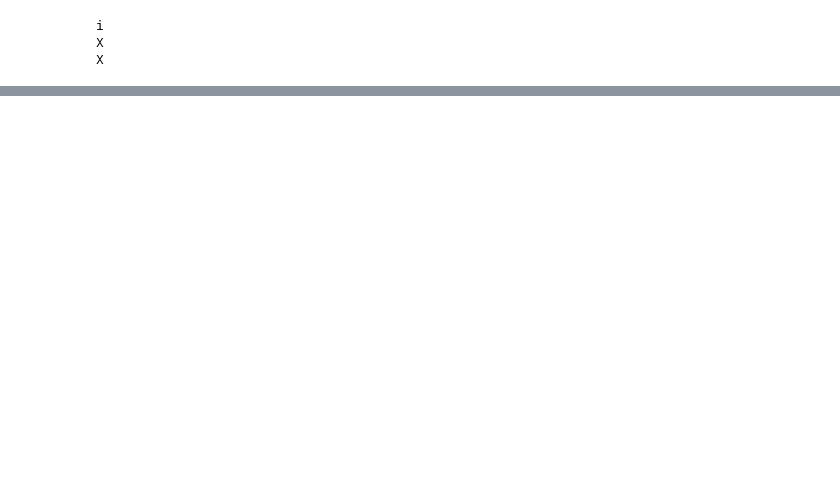
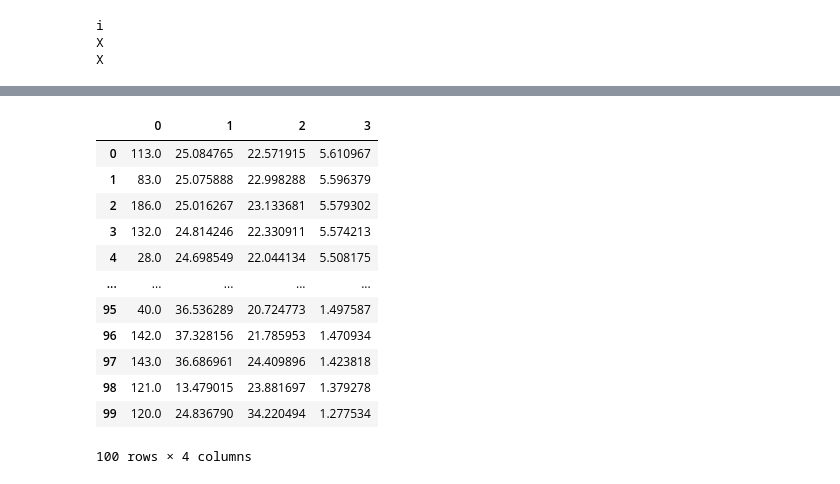
Before and after one commit to Jack55rus/clusters, a Jupyter notebook: Main.ipynb, the cells around one changed output, grey strips where cells are left out. Drawn from its saved outputs; the diff is of its cells as text; code cells hidden in the pictures; blank space fills up the shorter version.

```diff
--- a/Main.ipynb
+++ b/Main.ipynb
@@ -64,0 +78,16 @@ df
+# %%
+df_c1
+# %% [output]
+|  | 0 | 1 | 2 | 3 |
+| 0 | 113.0 | 25.084765 | 22.571915 | 5.610967 |
+| 1 | 83.0 | 25.075888 | 22.998288 | 5.596379 |
+| 2 | 186.0 | 25.016267 | 23.133681 | 5.579302 |
+| 3 | 132.0 | 24.814246 | 22.330911 | 5.574213 |
+| 4 | 28.0 | 24.698549 | 22.044134 | 5.508175 |
+| ... | ... | ... | ... | ... |
+| 95 | 40.0 | 36.536289 | 20.724773 | 1.497587 |
+| 96 | 142.0 | 37.328156 | 21.785953 | 1.470934 |
+| 97 | 143.0 | 36.686961 | 24.409896 | 1.423818 |
+| 98 | 121.0 | 13.479015 | 23.881697 | 1.379278 |
+| 99 | 120.0 | 24.836790 | 34.220494 | 1.277534 |
+100 rows × 4 columns
```
Also changed, not shown: parts of 11 cells of this notebook, 1 other file.
